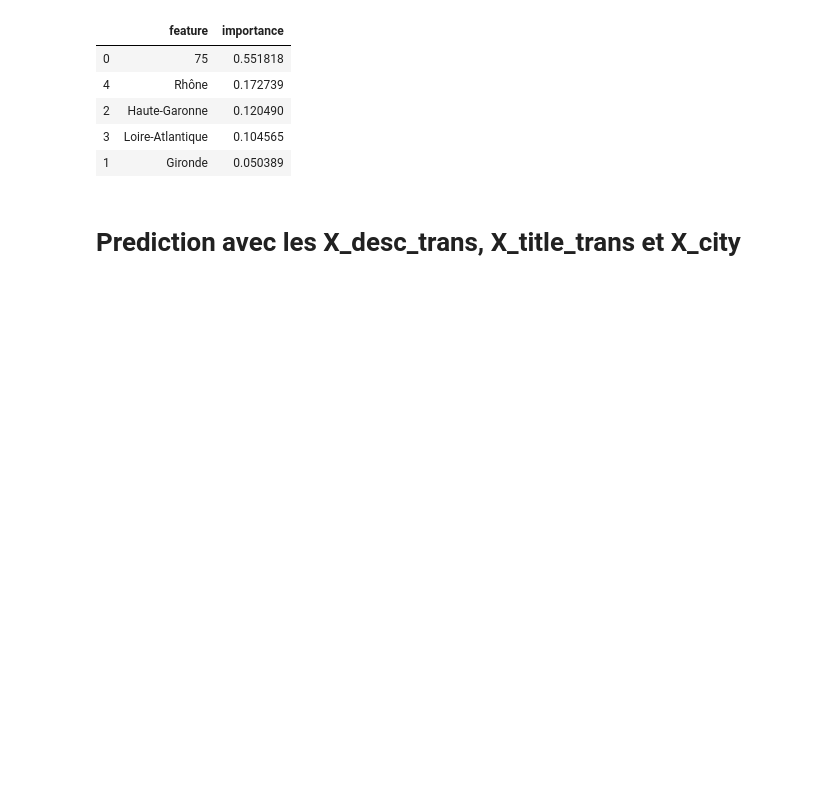
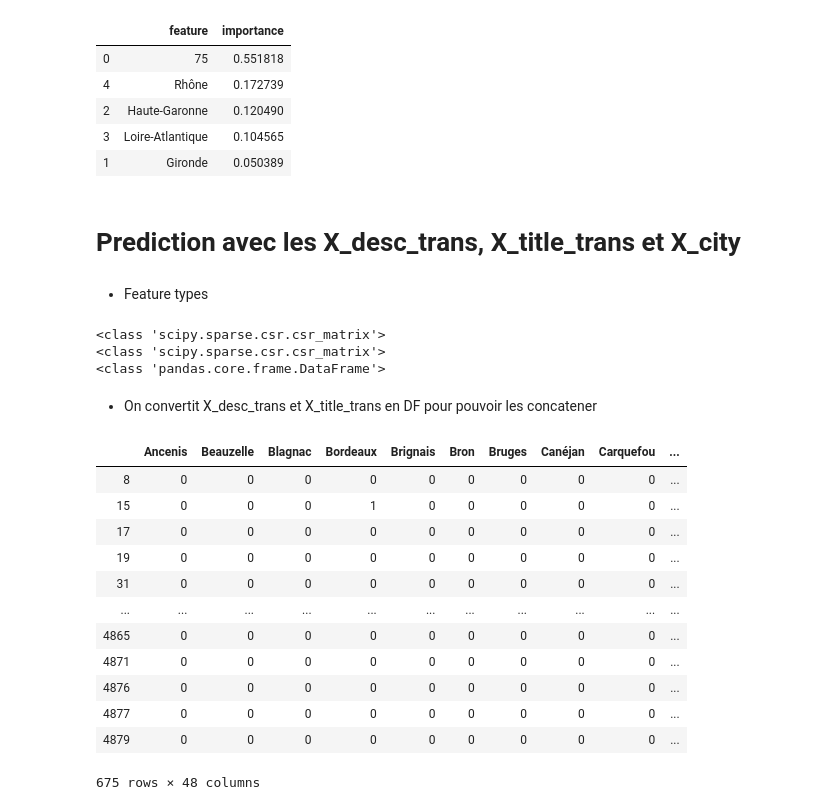
Before and after one commit to Biolfa/PROJET-ML---INDEED, a Jupyter notebook: pre_processing.ipynb, the cells around one changed output. Cells and saved outputs as stored; diff of their text form; code cells hidden in the pictures; blank space fills up the shorter version.

```diff
--- a/pre_processing.ipynb
+++ b/pre_processing.ipynb
@@ -803,3 +803,15 @@ feature_importances.sort_values('importance', ascending=False)
 df_annually.to_csv("df_annually.csv")
 # %% [markdown]
 # Prediction avec les X_desc_trans, X_title_trans et X_city
+# %% [markdown]
+- Feature types
+# %%
+print(type(X_desc_trans))
+print(type(X_title_trans))
+print(type(X_city))
+# %% [output]
+<class 'scipy.sparse.csr.csr_matrix'>
+<class 'scipy.sparse.csr.csr_matrix'>
+<class 'pandas.core.frame.DataFrame'>
+# %% [markdown]
+- On convertit X_desc_trans et X_title_trans en DF pour pouvoir les concatener
@@ -805,0 +824,16 @@ df_annually.to_csv("df_annually.csv")
+# %%
+X_city
+# %% [output]
+|  | Ancenis | Beauzelle | Blagnac | Bordeaux | Brignais | Bron | Bruges | Canéjan | Carquefou | ... |
+| 8 | 0 | 0 | 0 | 0 | 0 | 0 | 0 | 0 | 0 | ... |
+| 15 | 0 | 0 | 0 | 1 | 0 | 0 | 0 | 0 | 0 | ... |
+| 17 | 0 | 0 | 0 | 0 | 0 | 0 | 0 | 0 | 0 | ... |
+| 19 | 0 | 0 | 0 | 0 | 0 | 0 | 0 | 0 | 0 | ... |
+| 31 | 0 | 0 | 0 | 0 | 0 | 0 | 0 | 0 | 0 | ... |
+| ... | ... | ... | ... | ... | ... | ... | ... | ... | ... | ... |
+| 4865 | 0 | 0 | 0 | 0 | 0 | 0 | 0 | 0 | 0 | ... |
+| 4871 | 0 | 0 | 0 | 0 | 0 | 0 | 0 | 0 | 0 | ... |
+| 4876 | 0 | 0 | 0 | 0 | 0 | 0 | 0 | 0 | 0 | ... |
+| 4877 | 0 | 0 | 0 | 0 | 0 | 0 | 0 | 0 | 0 | ... |
+| 4879 | 0 | 0 | 0 | 0 | 0 | 0 | 0 | 0 | 0 | ... |
+675 rows × 48 columns
```
Also changed, not shown: parts of 52 cells of this notebook.
